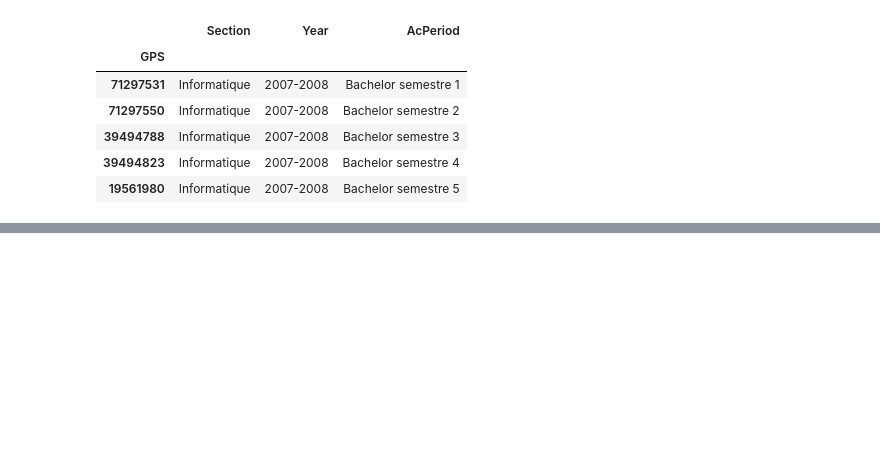
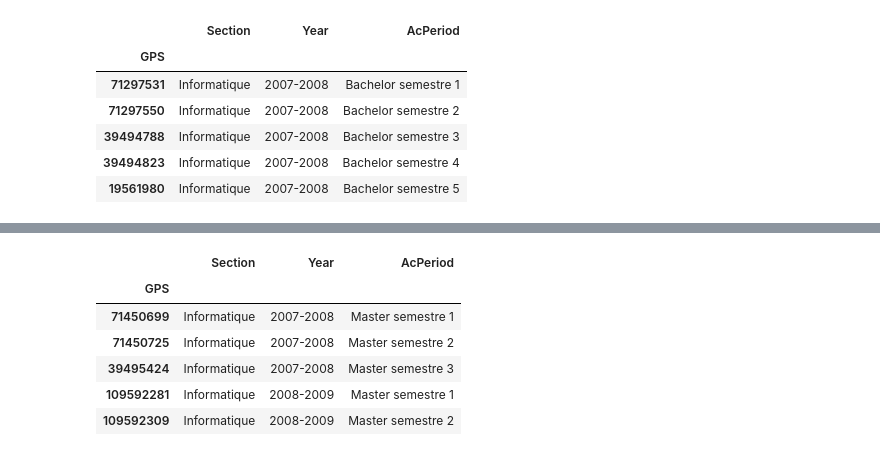
Before and after one commit to sylb/adaHomeworks, a Jupyter notebook: 02 - Data from the Web/Presentation_notebook.ipynb, the cells around one changed output, grey strips where cells are left out. Cells and saved outputs as stored; diff of their text form; code cells hidden in the pictures; blank space fills up the shorter version.

```diff
--- a/02 - Data from the Web/Presentation_notebook.ipynb
+++ b/02 - Data from the Web/Presentation_notebook.ipynb
@@ -132,0 +177,15 @@ dfBA_completetemp[["Nom Prénom", "Nb_Semesters"]]
+# %%
+masters = []
+for i in range(1,5):
+    masters.append(" Master semestre {}".format(i))
+# %%
+gps_final = gps_df[gps_df['Section'] == "Informatique"][gps_df['Year'].isin(years_)][gps_df['AcPeriod'].isin(masters)]
+gps_final.head()
+# %% [output]
+|  | Section | Year | AcPeriod |
+| GPS |  |  |  |
+| 71450699 | Informatique | 2007-2008 | Master semestre 1 |
+| 71450725 | Informatique | 2007-2008 | Master semestre 2 |
+| 39495424 | Informatique | 2007-2008 | Master semestre 3 |
+| 109592281 | Informatique | 2008-2009 | Master semestre 1 |
+| 109592309 | Informatique | 2008-2009 | Master semestre 2 |
```
Also changed, not shown: parts of 29 cells of this notebook.
